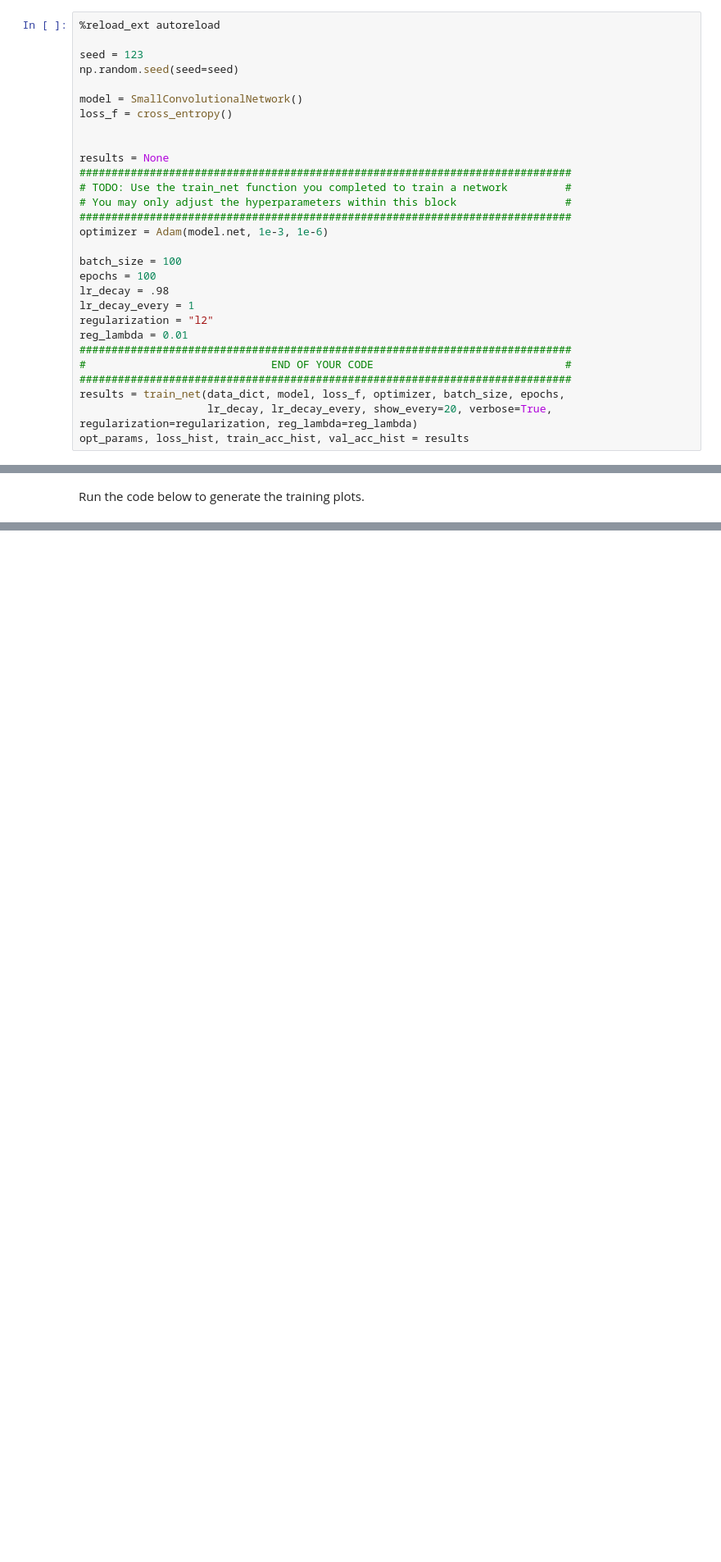
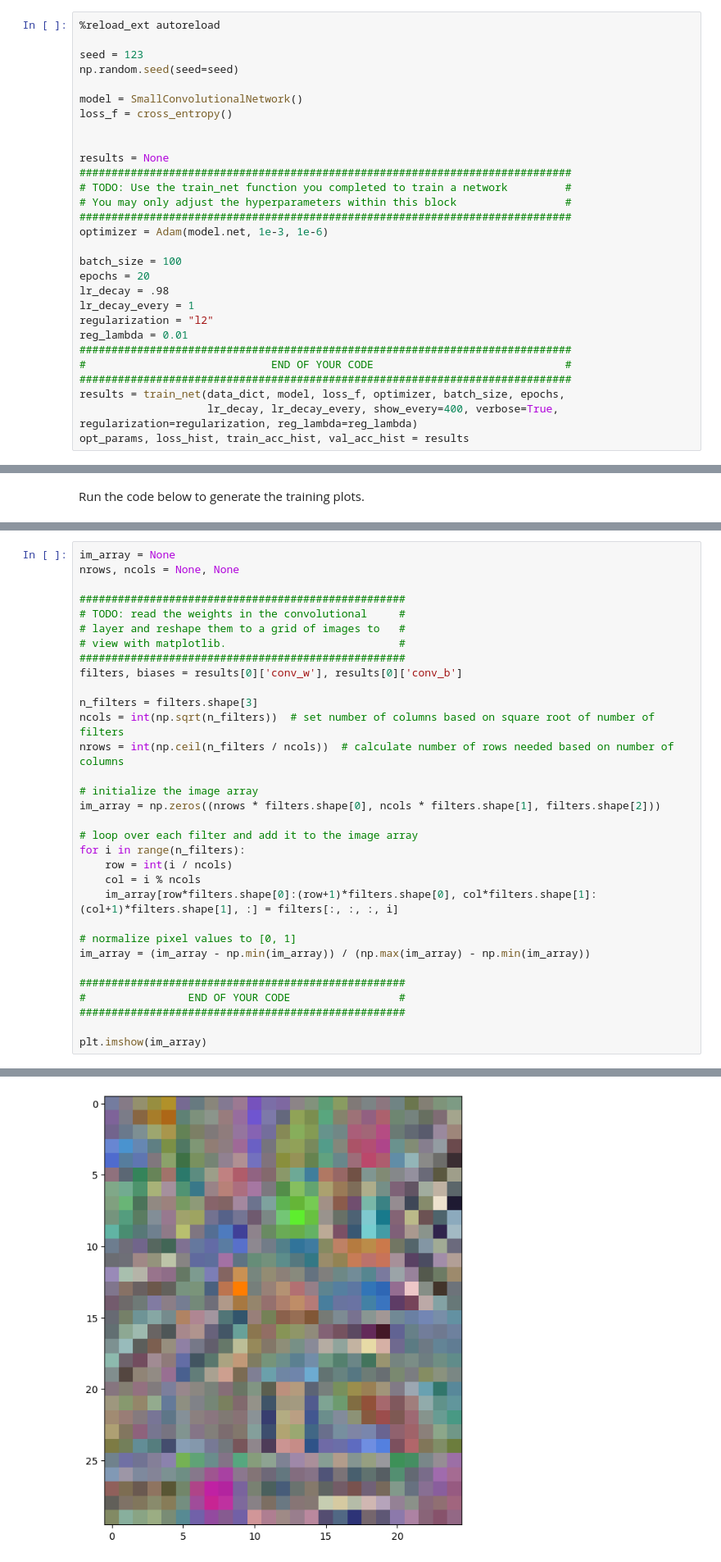
Before and after one commit to emanueltesfa/CNN-NN-Updated, a Jupyter notebook: Problem_2.ipynb, the cells around one changed output, grey strips where cells are left out. Shown: that part at 82% size. Saved outputs shown, nothing was run; the diff lists cells and outputs as text; blank space fills up the shorter version.

```diff
--- a/Problem_2.ipynb
+++ b/Problem_2.ipynb
@@ -373,7 +377,7 @@ results = None
 optimizer = Adam(model.net, 1e-3, 1e-6)
 
 batch_size = 100
-epochs = 100
+epochs = 20
 lr_decay = .98
 lr_decay_every = 1
 regularization = "l2"
@@ -382,6 +386,6 @@ reg_lambda = 0.01
 #                             END OF YOUR CODE                              #
 #############################################################################
 results = train_net(data_dict, model, loss_f, optimizer, batch_size, epochs,
-                    lr_decay, lr_decay_every, show_every=20, verbose=True, regularization=regularization, reg_lambda=reg_lambda)
+                    lr_decay, lr_decay_every, show_every=400, verbose=True, regularization=regularization, reg_lambda=reg_lambda)
 opt_params, loss_hist, train_acc_hist, val_acc_hist = results
 # %% [output]
@@ -435,0 +440,33 @@ plt.imshow(im_array)
+# %%
+im_array = None
+nrows, ncols = None, None
+
+###################################################
+# TODO: read the weights in the convolutional     #
+# layer and reshape them to a grid of images to   #
+# view with matplotlib.                           #
+###################################################
+filters, biases = results[0]['conv_w'], results[0]['conv_b']
+
+n_filters = filters.shape[3]
+ncols = int(np.sqrt(n_filters))  # set number of columns based on square root of number of filters
+nrows = int(np.ceil(n_filters / ncols))  # calculate number of rows needed based on number of columns
+
+# initialize the image array
+im_array = np.zeros((nrows * filters.shape[0], ncols * filters.shape[1], filters.shape[2]))
+
+# loop over each filter and add it to the image array
+for i in range(n_filters):
+    row = int(i / ncols)
+    col = i % ncols
+    im_array[row*filters.shape[0]:(row+1)*filters.shape[0], col*filters.shape[1]:(col+1)*filters.shape[1], :] = filters[:, :, :, i]
+
+# normalize pixel values to [0, 1]
+im_array = (im_array - np.min(im_array)) / (np.max(im_array) - np.min(im_array))
+
+###################################################
+#                END OF YOUR CODE                 #
+###################################################
+
+plt.imshow(im_array)
+# %% [output]
@@ -436,3 +474,4 @@ plt.imshow(im_array)
+[figure, added]
 # %% [markdown]
 #### Inline Question: Comment below on what kinds of filters you see. Include your response in your submission [5pts]
 # %% [markdown]
```
Also changed, not shown: parts of 6 cells of this notebook, 1 other file.
